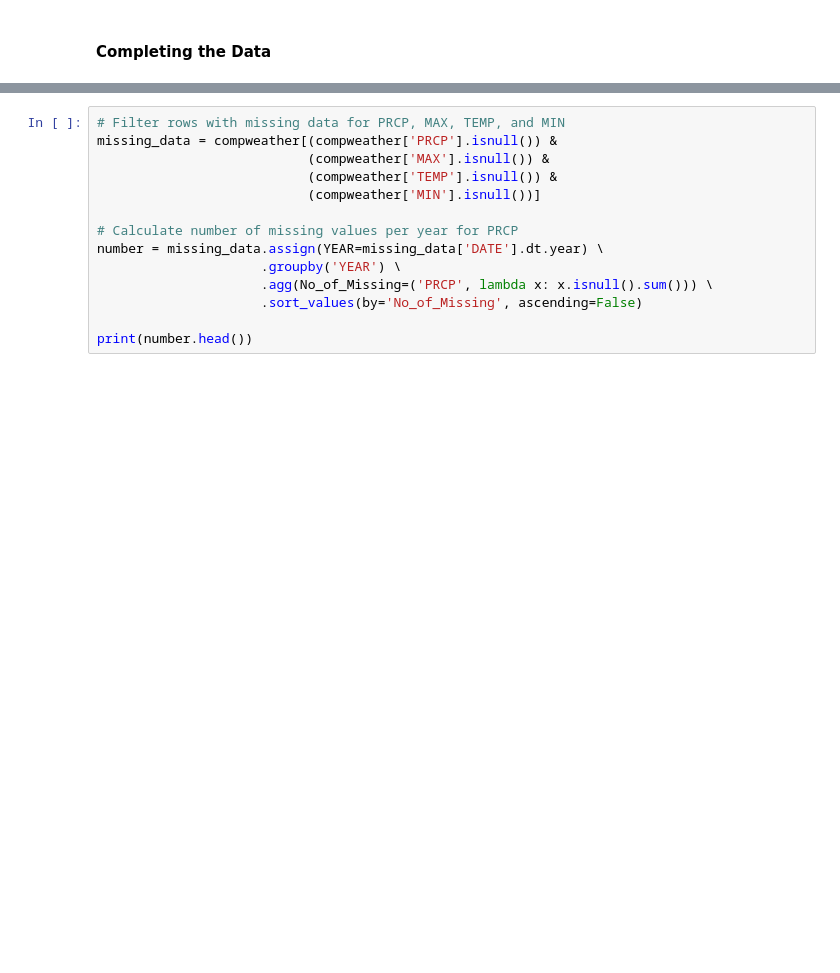
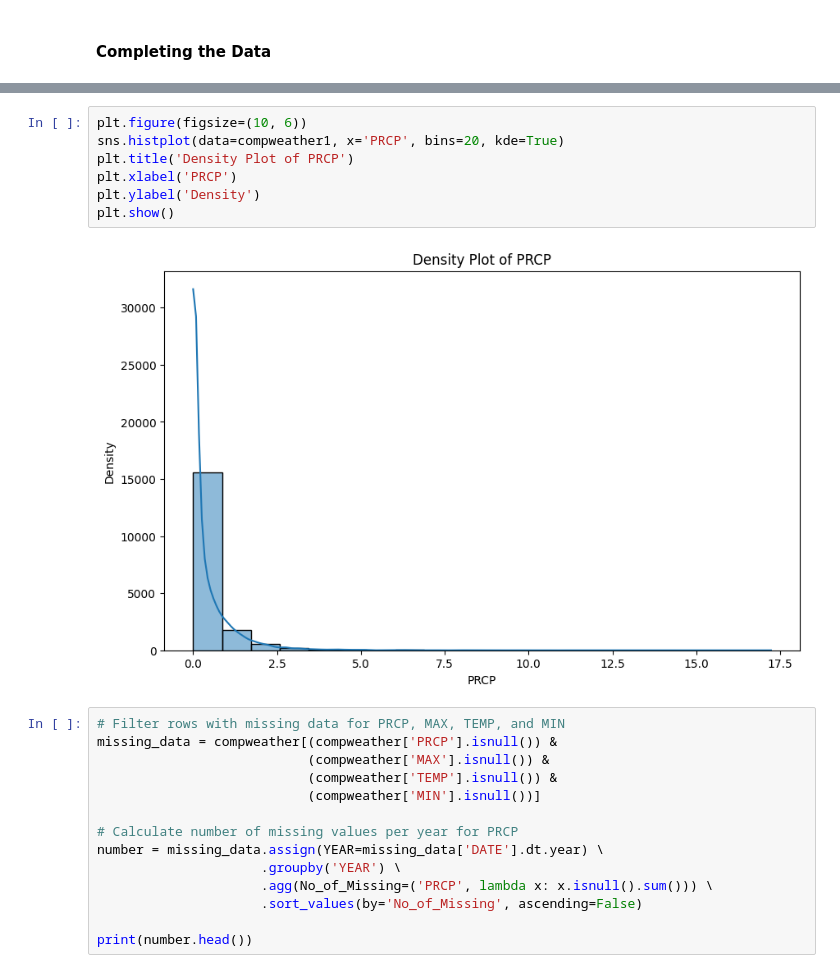
Before and after one commit to znavarra/znavarra.github.io, a Jupyter notebook: python.ipynb, the cells around one changed output, grey strips where cells are left out. Drawn from its saved outputs; the diff is of its cells as text; blank space fills up the shorter version.

```diff
--- a/python.ipynb
+++ b/python.ipynb
@@ -95,3 +110,12 @@ memory usage: 711.9 KB
+# %%
+plt.figure(figsize=(10, 6))
+sns.histplot(data=compweather1, x='PRCP', bins=20, kde=True)
+plt.title('Density Plot of PRCP')
+plt.xlabel('PRCP')
+plt.ylabel('Density')
+plt.show()
+# %% [output]
+[figure, added]
 # %%
 # Filter rows with missing data for PRCP, MAX, TEMP, and MIN
 missing_data = compweather[(compweather['PRCP'].isnull()) &
```
Also changed, not shown: parts of 11 cells of this notebook.
